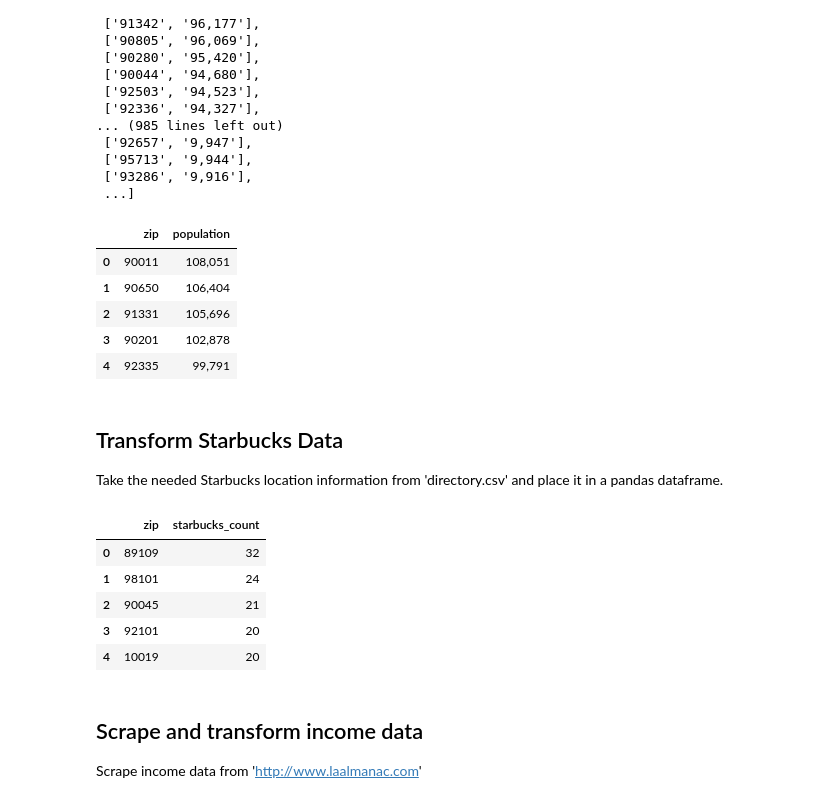
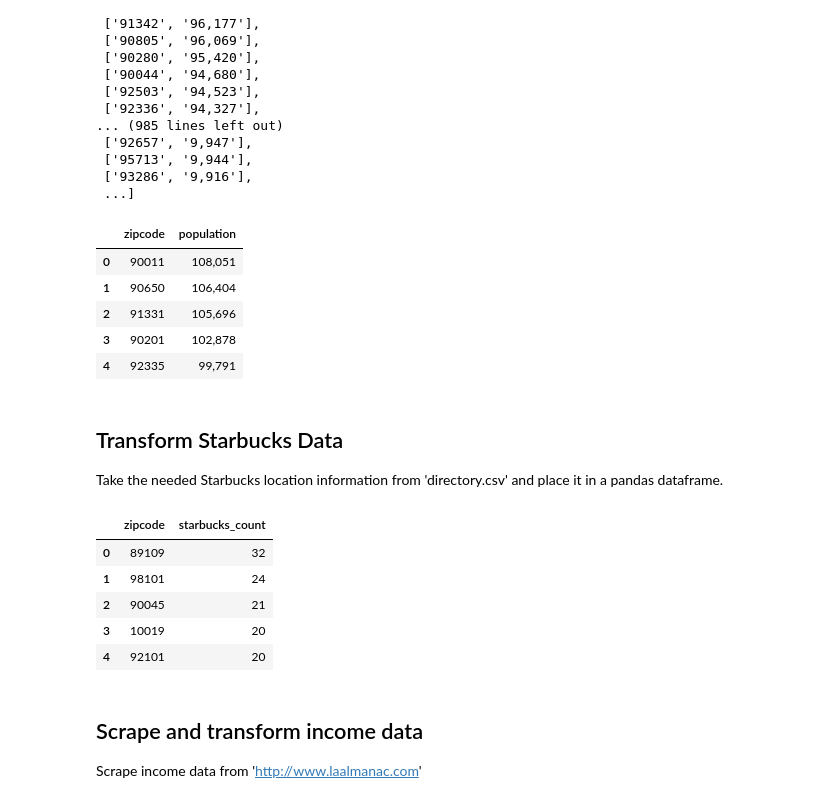
Before and after one commit to hone1er/ETLproject, a Jupyter notebook: datanotebook.ipynb, the cells around one changed output. Saved outputs shown, nothing was run; the diff lists cells and outputs as text; code cells hidden in the pictures.

```diff
--- a/datanotebook.ipynb
+++ b/datanotebook.ipynb
@@ -37,10 +37,10 @@ population
  ...]
 # %%
 populationdf = pd.DataFrame(population)
-populationdf.columns = ['zip', 'population']
+populationdf.columns = ['zipcode', 'population']
 populationdf.head()
 # %% [output]
-|  | zip | population |
+|  | zipcode | population |
 | 0 | 90011 | 108,051 |
 | 1 | 90650 | 106,404 |
 | 2 | 91331 | 105,696 |
@@ -52,20 +52,20 @@ Take the needed Starbucks location information from 'directory.csv' and place it
 # %%
 starbucks = pd.read_csv('directory.csv')
 starbucks = starbucks[['Brand','City','State/Province', 'Country', 'Postcode']]
-starbucks.columns = ['brand', 'city', 'state', 'country', 'zip']
+starbucks.columns = ['brand', 'city', 'state', 'country', 'zipcode']
 starbucks = starbucks[starbucks['country']=='US']
-starbucksdf = pd.DataFrame(starbucks['zip'].str.slice(0,5,1).value_counts())
+starbucksdf = pd.DataFrame(starbucks['zipcode'].str.slice(0,5,1).value_counts())
 starbucksdf.reset_index(level=0, inplace=True)
-starbucksdf.columns = ['zip', 'starbucks_count']
+starbucksdf.columns = ['zipcode', 'starbucks_count']
 starbucksdf.sort_values('starbucks_count', ascending=False)
 starbucksdf.head()
 # %% [output]
-|  | zip | starbucks_count |
+|  | zipcode | starbucks_count |
 | 0 | 89109 | 32 |
 | 1 | 98101 | 24 |
 | 2 | 90045 | 21 |
-| 3 | 92101 | 20 |
-| 4 | 10019 | 20 |
+| 3 | 10019 | 20 |
+| 4 | 92101 | 20 |
 # %% [markdown]
 ## Scrape and transform income data
 Scrape income data from 'http://www.laalmanac.com'
```
Also changed, not shown: parts of 11 cells of this notebook, 2 other files.
